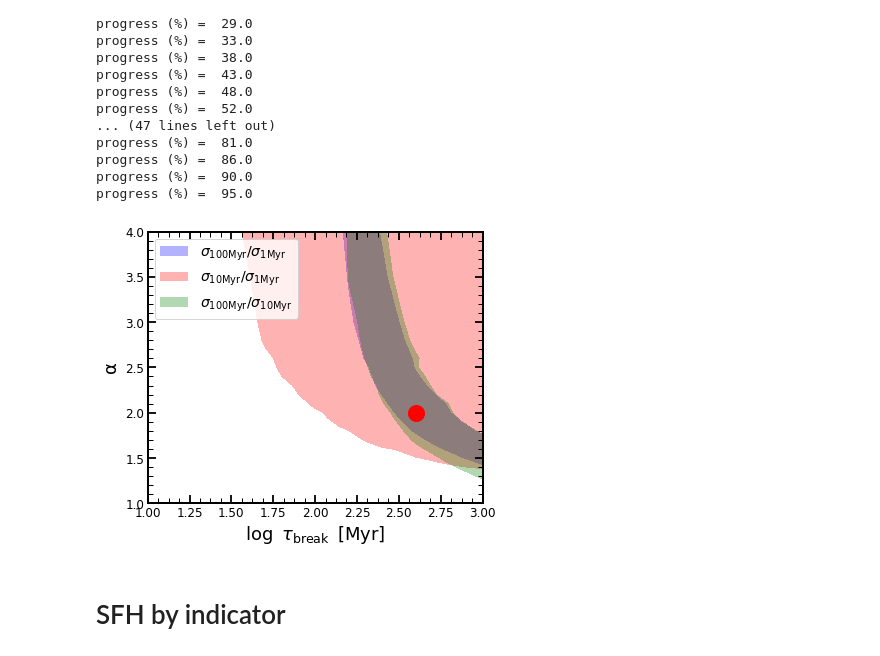
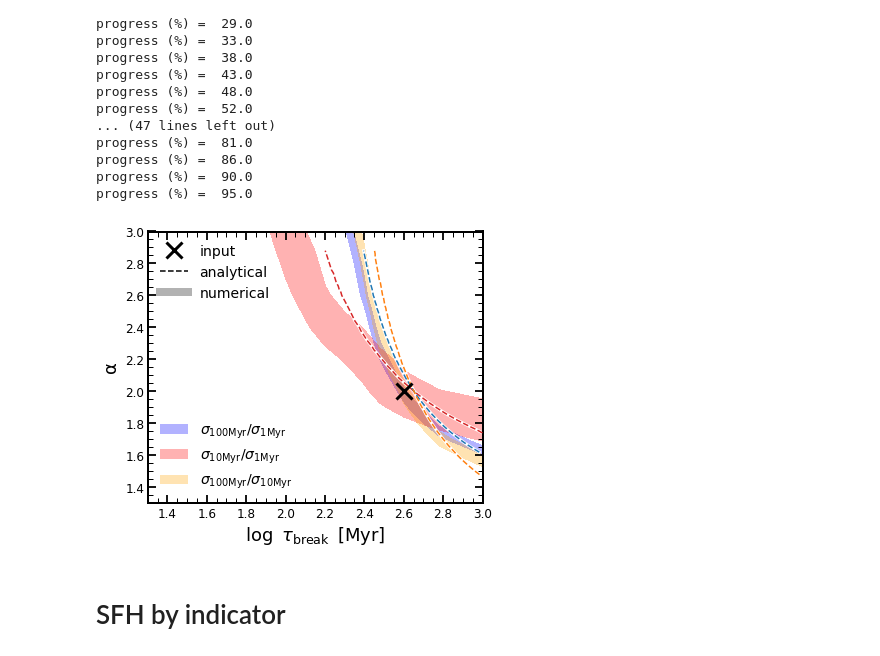
Before and after one commit to stacchella/variability_SFHs, a Jupyter notebook: notebooks/PSD_Analysis.ipynb, the cells around one changed output. Saved outputs shown, nothing was run; the diff lists cells and outputs as text; code cells hidden in the pictures.

```diff
--- a/notebooks/PSD_Analysis.ipynb
+++ b/notebooks/PSD_Analysis.ipynb
@@ -30,6 +33,7 @@ largest avaliable time is [t.u.]: 1000.0
 
 path_data = '/Volumes/Tacchella/Work/Postdoc/variability/catalogs/SFH/'
 path_figures = '/Users/sandrotacchella/ASTRO/SFH_Variability/variability_SFHs/figures/'
+path_analytical = '/Users/sandrotacchella/ASTRO/SFH_Variability/variability_SFHs/data/'
 # %% [markdown]
 # Read in Data
 # %%
@@ -799,5 +803,24 @@ plt.show()
 # %% [markdown]
 ## Recover PSD
+# %%
+# read in analytical predictions
+
+with open(path_analytical + 'Figure7Dump/' + 'Number_of_sigmas_deviation_reshaped_2_1.pkl', 'rb') as f:
+    Number_of_sigmas_deviation_reshaped_2_1=pickle.load(f)
+with open(path_analytical + 'Figure7Dump/' + 'Number_of_sigmas_deviation_reshaped_3_1.pkl', 'rb') as f:
+    Number_of_sigmas_deviation_reshaped_3_1=pickle.load(f)
+with open(path_analytical + 'Figure7Dump/' + 'Number_of_sigmas_deviation_reshaped_3_2.pkl', 'rb') as f:
+    Number_of_sigmas_deviation_reshaped_3_2=pickle.load(f)
+with open(path_analytical + 'Figure7Dump/' + 'tau_fine.pkl', 'rb') as f:
+    tau_fine=pickle.load(f)
+with open(path_analytical + 'Figure7Dump/' + 'slope_fine.pkl', 'rb') as f:
+    slope_fine=pickle.load(f)
+with open(path_analytical + 'Figure7Dump/' + 'best_solution_2_1.pkl', 'rb') as f:
+    best_solution_2_1=pickle.load(f)
+with open(path_analytical + 'Figure7Dump/' + 'best_solution_3_1.pkl', 'rb') as f:
+    best_solution_3_1=pickle.load(f)
+with open(path_analytical + 'Figure7Dump/' + 'best_solution_3_2.pkl', 'rb') as f:
+    best_solution_3_2=pickle.load(f)
 # %%
 num_random_samples = 100
 
@@ -831,42 +854,75 @@ sig_obs_100 = get_scatter(2.0, 400.0, [100], num_rand_samples=num_random_samples
 # %%
 # plot power spectrum density
 
 X, Y = np.meshgrid(np.log10(list_of_tau), list_of_slopes[2:])
 
 def draw_region(axes, scatter_mat, scatter_obs, color_in):
-    delta_err = 1.07
+    delta_err = 1.01
     obs_bias = 0.0
     level1 = [scatter_obs-obs_bias]
     level2 = [1.0/delta_err*(scatter_obs-obs_bias), delta_err*(scatter_obs-obs_bias)]
     #axes.contourf(X, Y, scatter_mat[2:, :], level1, alpha=0.6, colors=color_in, linewidths=20)
     axes.contourf(X, Y, scatter_mat[2:, :], level2, alpha=alpha_fig, colors=color_in, linewidths=1)
 
 
-color_list = ['blue', 'red', 'green']
+color_list = ['blue', 'red', 'orange']
 name_list = [r"$\sigma_{\rm 100Myr}/\sigma_{\rm 1Myr}$", r"$\sigma_{\rm 10Myr}/\sigma_{\rm 1Myr}$", r"$\sigma_{\rm 100Myr}/\sigma_{\rm 10Myr}$"]
 alpha_fig = 0.3
 
 fig, ax = plt.subplots(nrows=1, ncols=1, figsize=(6.0, 5.0))
 
-draw_region(ax, sigma_mat_100/sigma_mat_1, sig_obs_100/sig_obs_1, color_list[0])
-draw_region(ax, sigma_mat_10/sigma_mat_1, sig_obs_10/sig_obs_1, color_list[1])
-draw_region(ax, sigma_mat_100/sigma_mat_10, sig_obs_100/sig_obs_10, color_list[2])
+kernel = [1.0, 1.0]
+draw_region(ax, gaussian_filter(sigma_mat_100, kernel)/gaussian_filter(sigma_mat_1, kernel), sig_obs_100/sig_obs_1, color_list[0])
+draw_region(ax, gaussian_filter(sigma_mat_10, kernel)/gaussian_filter(sigma_mat_1, kernel), sig_obs_10/sig_obs_1, color_list[1])
+draw_region(ax, gaussian_filter(sigma_mat_100, kernel)/gaussian_filter(sigma_mat_10, kernel), sig_obs_100/sig_obs_10, color_list[2])
 
 
-#ax.fill_between([1.0, 3.0], [1.8, 1.8], [2.2, 2.2], facecolor="none", hatch="////", edgecolor="white", linewidth=0.0, zorder=8)
+# ANALYTICAL PREDICTION #
 
-ax.errorbar(np.log10(400.0), 2.0, fmt='o', color='red', zorder=20, lw=4, ms=16, capsize=10, capthick=4)
+#CS = ax.contour(np.log10(tau_fine), slope_fine, Number_of_sigmas_deviation_reshaped_2_1,cmap=plt.cm.bone,levels=[1,500],alpha=0.5)
+#CS2 = ax.contour(np.log10(tau_fine), slope_fine, Number_of_sigmas_deviation_reshaped_3_1,cmap=plt.cm.bone,levels=[1,500],alpha=0.5)
+#CS3 = ax.contour(np.log10(tau_fine), slope_fine, Number_of_sigmas_deviation_reshaped_3_2,cmap=plt.cm.bone,levels=[1,500],alpha=0.5)
+#ax.contourf(np.log10(tau_fine), slope_fine, Number_of_sigmas_deviation_reshaped_2_1, [0,1],colors=('C3'), alpha=0.5)
+#ax.contourf(np.log10(tau_fine), slope_fine, Number_of_sigmas_deviation_reshaped_3_1, [0,1],colors=('C0'), alpha=0.5)
+#ax.contourf(np.log10(tau_fine), slope_fine, Number_of_sigmas_deviation_reshaped_3_2, [0,1],colors=('C2'), alpha=0.5)
+
+ax.plot(np.log10(best_solution_2_1[:,1]), best_solution_2_1[:,0], 'white', lw=3)
+ax.plot(np.log10(best_solution_3_1[:,1]), best_solution_3_1[:,0], 'white', lw=3)
+ax.plot(np.log10(best_solution_3_2[:,1]), best_solution_3_2[:,0], 'white', lw=3)
+ax.plot(np.log10(best_solution_2_1[:,1]), best_solution_2_1[:,0], 'C3', linestyle='dashed', zorder=5)
+ax.plot(np.log10(best_solution_3_1[:,1]), best_solution_3_1[:,0], 'C0', linestyle='dashed', zorder=5)
+ax.plot(np.log10(best_solution_3_2[:,1]), best_solution_3_2[:,0], 'C1', linestyle='dashed', zorder=5)
+
+
+# INPUT #
+
+ax.plot(np.log10(400.0), 2.0, 'x', color='black', zorder=20, lw=4, ms=16, mew=3, label='input')
+
+
+# set stuff and save
+ax.plot([0.0, 0.0], [0.0, 0.0], '--', color='black', label='analytical')
+ax.plot([0.0, 0.0], [0.0, 0.0], '-', lw=8, color='black', alpha=alpha_fig, label='numerical')
 
 proxy = [plt.Rectangle((0,0),1,1,fc = pc, alpha=alpha_fig) for pc in color_list]
-ax.legend(proxy, name_list, fontsize=14, loc='upper left')
+leg1 = ax.legend(proxy, name_list, fontsize=14, loc='lower left', frameon=False)
+#plt.setp(leg1.get_title(), fontsize=14)
+
+ax.legend(loc='upper left', frameon=False, fontsize=14)
+
+ax.add_artist(leg1)
+
+
 
 ax.set_xlabel(r'$\log\/\/\/\tau_{\rm break}\/\/\/[\mathrm{Myr}]$', fontsize=18)
 ax.set_ylabel(r'$\mathrm{\alpha}$', fontsize=18)
 
+ax.set_xlim([1.3, 3.0])
+ax.set_ylim([1.3, 3.0])
+
 plt.savefig(path_figures + 'PSD_recovery_test.pdf', bbox_inches='tight')
 plt.show()
 # %% [output]
-[figure, old version]
+[figure, new version]
 # %% [markdown]
 # SFH by indicator
 # %%
```
Also changed, not shown: parts of 13 cells of this notebook, 1 other file.
